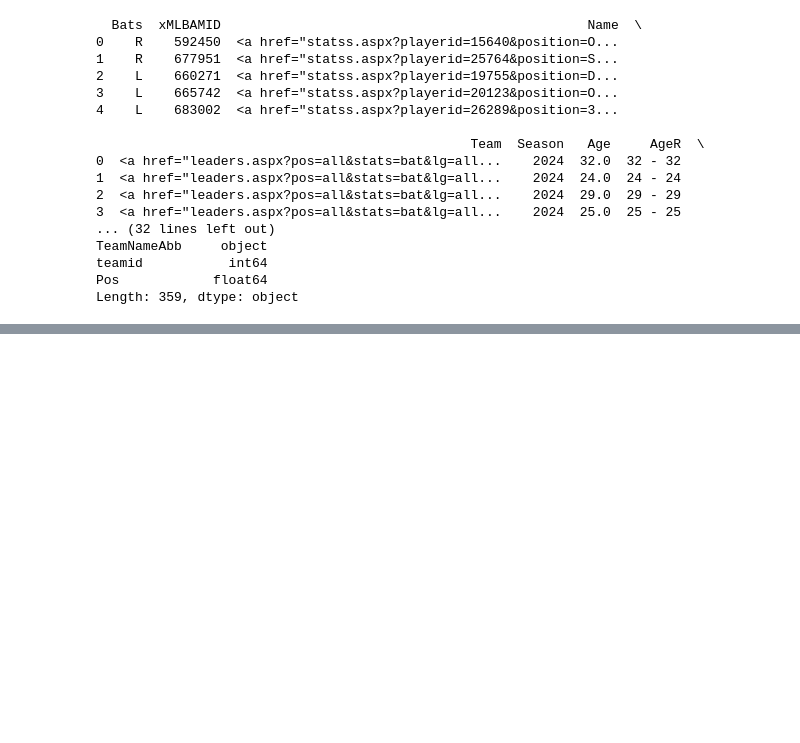
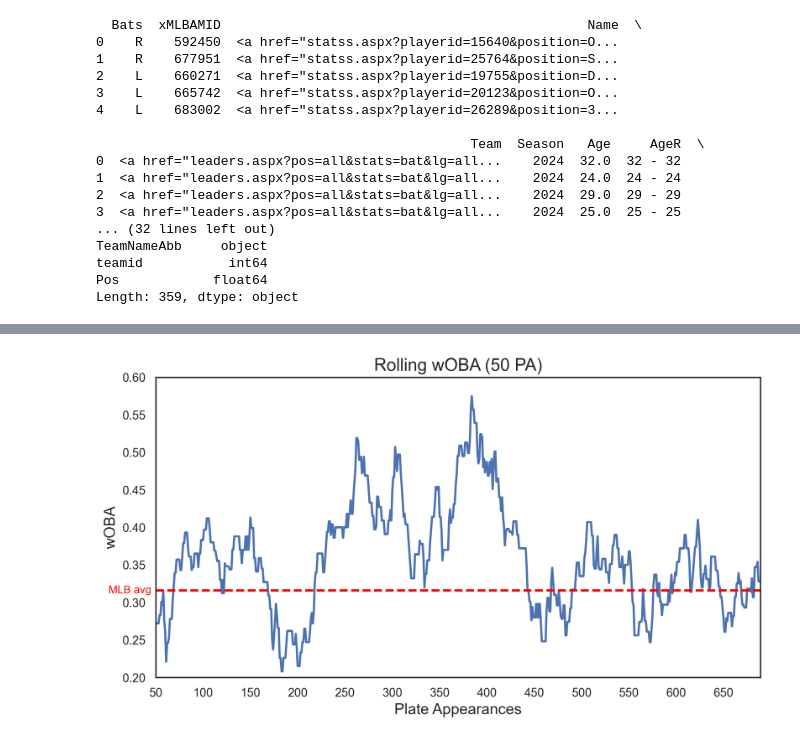
Before and after one commit to jshelty/JLukeSports, a Jupyter notebook: JLukeHitterCard.ipynb, the cells around one changed output, grey strips where cells are left out. Drawn from its saved outputs; the diff is of its cells as text; code cells hidden in the pictures; blank space fills up the shorter version.

```diff
--- a/JLukeHitterCard.ipynb
+++ b/JLukeHitterCard.ipynb
@@ -367,0 +369,46 @@ plt.show()
+# %%
+import numpy as np
+import pandas as pd
+import seaborn as sns
+import matplotlib.pyplot as plt
+from matplotlib.ticker import MaxNLocator
+
+def rolling_woba_by_pa(df: pd.DataFrame, ax: plt.Axes, window: int):
+    # Drop rows where 'woba_value' or 'plate_x' and 'plate_z' are NaN
+    df = df.dropna(subset=['woba_value', 'plate_x', 'plate_z'])
+
+    # Calculate wOBA rolling window by PA (plate appearance)
+    # Group by Plate Appearance to calculate the rolling wOBA
+    df['rolling_woba'] = df['woba_value'].rolling(window=window).mean()
+
+    # Plot the rolling wOBA against Plate Appearances
+    sns.lineplot(x=range(len(df)), y=df['rolling_woba'], ax=ax, linewidth=2)
+
+    # Adjust axis labels and title
+    ax.set_xlabel('Plate Appearances', fontdict={'size': 14})
+    ax.set_ylabel('wOBA', fontdict={'size': 14})
+    ax.set_title(f'Rolling wOBA ({window} PA)', fontdict={'size': 16})
+
+    # Set x-axis to show integer values only (i.e., PA numbers)
+    ax.xaxis.set_major_locator(MaxNLocator(integer=True))
+
+    ax.set_xticks(np.arange(0, len(df), 50))
+
+     # Optional: Adjust x and y axis limits
+    ax.set_xlim(50, len(df))  # Set x-axis range from 0 to the length of the data
+    ax.set_ylim(.2, 0.600)      # Example: limit y-axis to range from 0 to 0.5 for rolling wOBA
+
+    # Add dashed red line at y = 0.316 (MLB average)
+    ax.axhline(y=0.316, color='red', linestyle='--', linewidth=2)
+
+    # Add label for the dashed line
+    ax.text(0, 0.316, 'MLB avg', color='red', fontsize=10, va='center', ha='left')
+
+
+    plt.show()
+
+filtered_df = df_pyb[(df_pyb['events'].notnull())]
+# Example usage
+rolling_woba_by_pa(filtered_df, ax=plt.subplots(figsize=(10, 5))[1], window=50)
+# %% [output]
+[figure, added]
```
Also changed, not shown: parts of 7 cells of this notebook.
